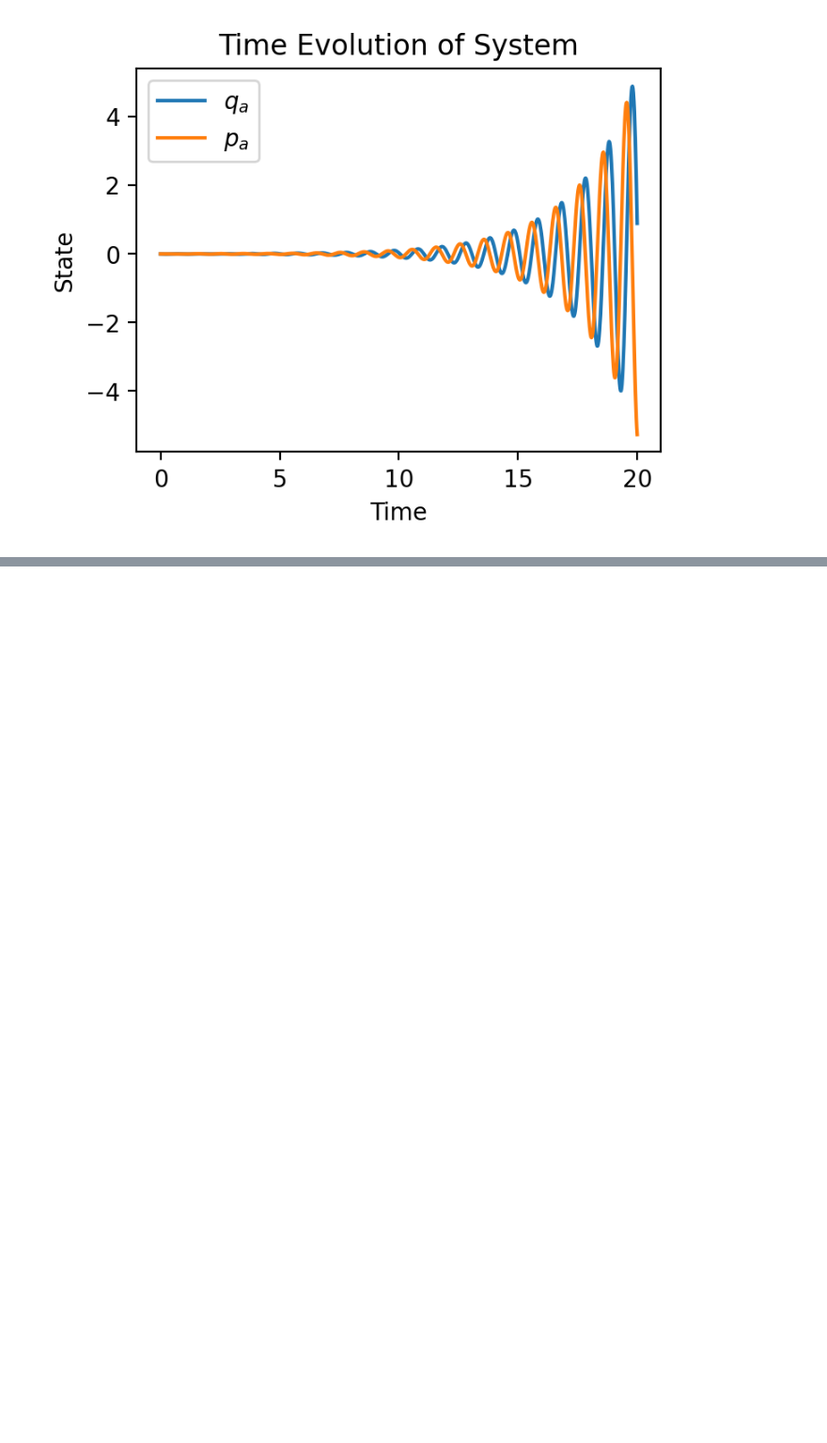
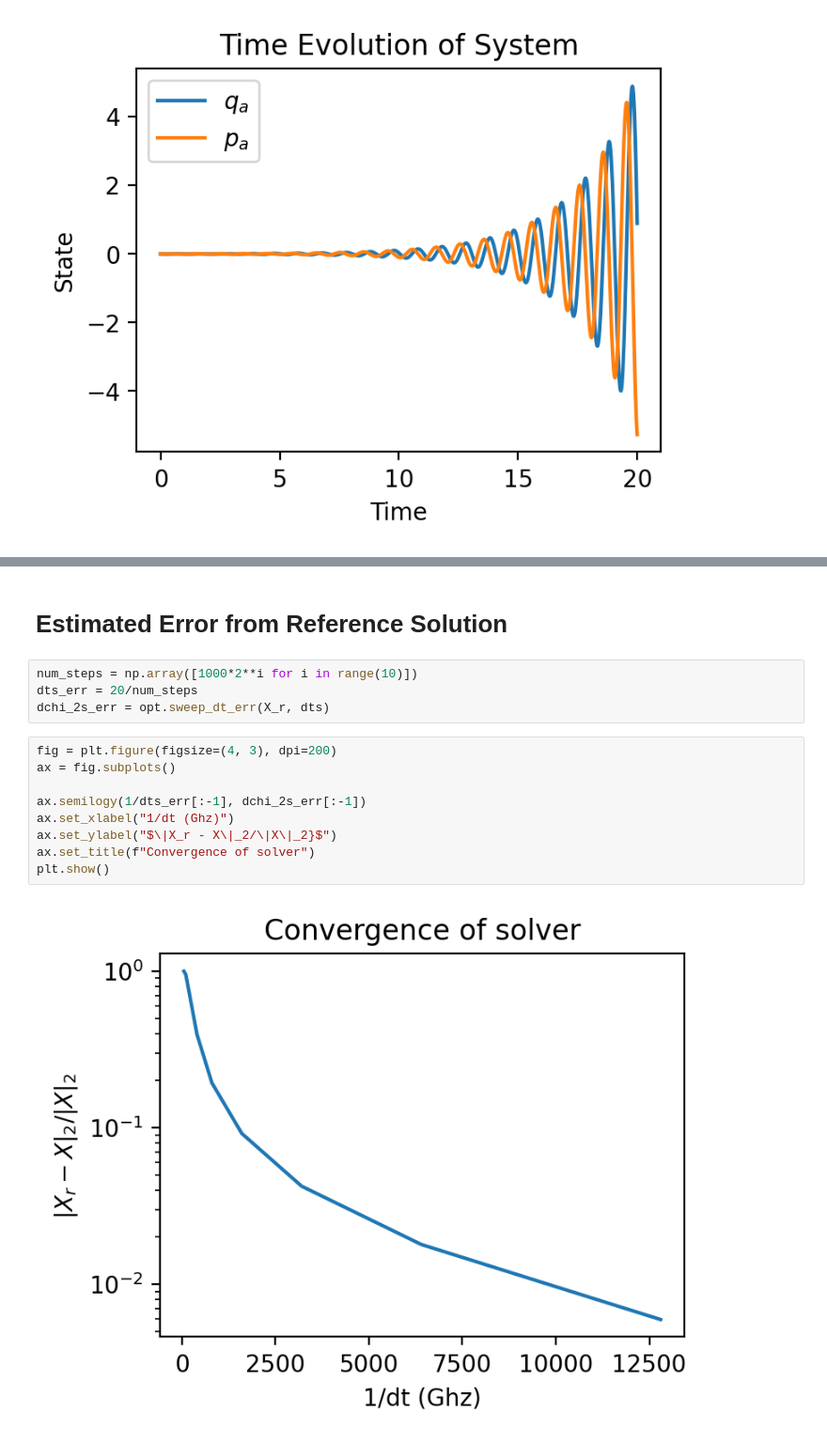
Before and after one commit to Phionx/quantumnetworks, a Jupyter notebook: demos/analysis/SolverOptimizer.ipynb, the cells around one changed output, grey strips where cells are left out. Shown: that part at 94% size. Drawn from its saved outputs; the diff is of its cells as text; blank space fills up the shorter version.

```diff
--- a/demos/analysis/SolverOptimizer.ipynb
+++ b/demos/analysis/SolverOptimizer.ipynb
@@ -46,0 +69,17 @@ ax.legend()
+# %% [markdown]
+# Estimated Error from Reference Solution
+# %%
+num_steps = np.array([1000*2**i for i in range(10)])
+dts_err = 20/num_steps
+dchi_2s_err = opt.sweep_dt_err(X_r, dts)
+# %%
+fig = plt.figure(figsize=(4, 3), dpi=200)
+ax = fig.subplots()
+
+ax.semilogy(1/dts_err[:-1], dchi_2s_err[:-1])
+ax.set_xlabel("1/dt (Ghz)")
+ax.set_ylabel("$\|X_r - X\|_2/\|X\|_2}$")
+ax.set_title(f"Convergence of solver")
+plt.show()
+# %% [output]
+[figure, added]
```
Also changed, not shown: parts of 6 cells of this notebook, 1 other file.
